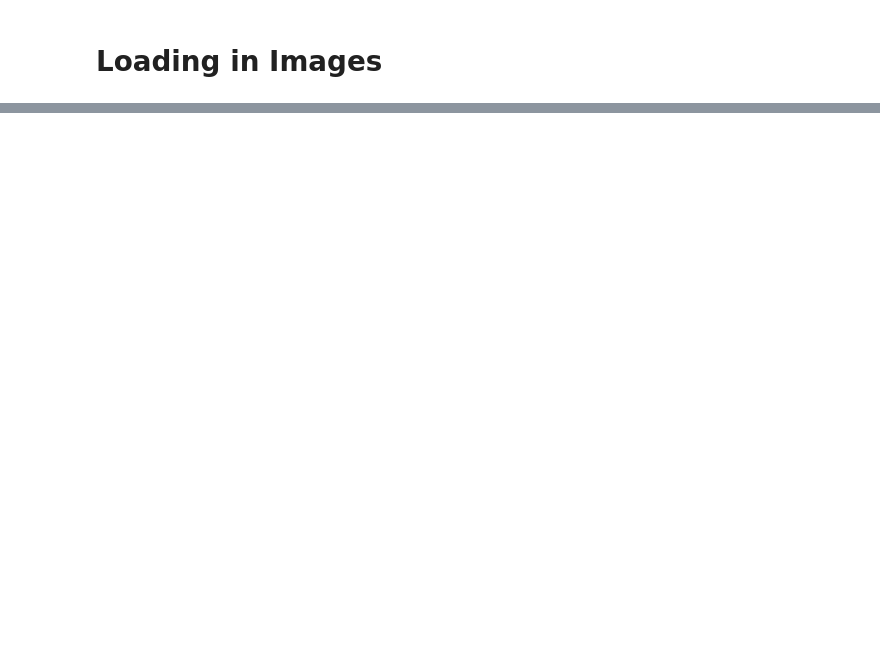
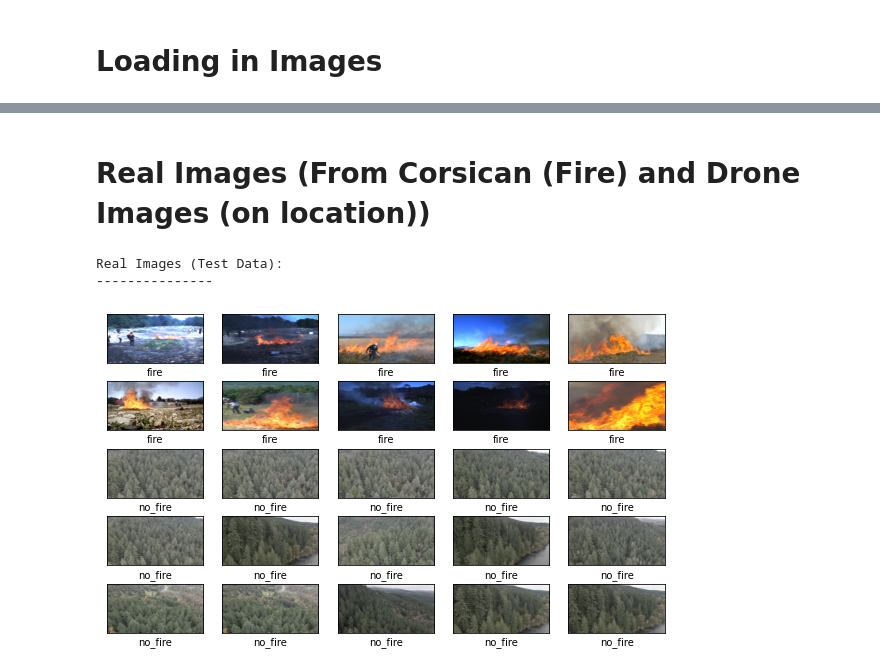
Before and after one commit to sdeittrick/Wildfire_Detection_Capstone_697, a Jupyter notebook: wildfire_prediction_pipeline/model_exploration.ipynb, the cells around one changed output, grey strips where cells are left out. Saved outputs shown, nothing was run; the diff lists cells and outputs as text; code cells hidden in the pictures; blank space fills up the shorter version.

```diff
--- a/wildfire_prediction_pipeline/model_exploration.ipynb
+++ b/wildfire_prediction_pipeline/model_exploration.ipynb
@@ -72,19 +49,0 @@ train_images, train_labels, dev_images, dev_labels, test_images, test_labels = t
-# %%
-#testing label application
-def plot_images(images, labels):
-    import math
-
-    p_size = 5
-
-    class_names = ['no_fire','fire']
-    plt.figure(figsize=(5,5))
-    for i in range(p_size**2):
-        plt.subplot(p_size,p_size,i+1)
-        plt.xticks([])
-        plt.yticks([])
-        plt.grid(False)
-        plt.imshow(images[i])
-        plt.xlabel(class_names[labels[i][0]])
-
-print('U5 Images: \n---------------')
-plot_images(train_images, train_labels)
@@ -370,0 +50,9 @@ NameError: name 'units' is not defined
+# %%
+# to load image files from pickles both train and test
+dir = os.getcwd()
+
+with open('{}/artifacts/{}'.format(dir, 'train_images_unrealEvenish_pkl.pkl'), 'rb') as pickle_file: #train_images_pkl_all.pkl
+    train_data = pickle.load(pickle_file)
+
+with open('{}/artifacts/{}'.format(dir, 'test_images_pkl_uneven_w_drone.pkl'), 'rb') as pickle_file: #test_images_pkl_even_ratio.pkl
+    test_data = pickle.load(pickle_file)
@@ -370,0 +71,21 @@ NameError: name 'units' is not defined
+# %% [markdown]
+# Real Images (From Corsican (Fire) and Drone Images (on location))
+# %%
+hold_out_images, hold_out_labels = zip(*test_data)
+
+images_final_test = []
+for img in hold_out_images:
+    img = Image.fromarray(img)
+    img = img.resize((input_shape[1], input_shape[0])) #change to shape of train images
+    images_final_test.append(np.array(img))
+
+hold_out_images = images_final_test
+hold_out_images = np.array(hold_out_images) / 255.0
+hold_out_images = tf.convert_to_tensor(hold_out_images , dtype=tf.float32)
+
+print('Real Images (Test Data): \n---------------')
+plot_images(hold_out_images, hold_out_labels)
+# %% [output]
+Real Images (Test Data):
+---------------
+[figure, added]
```
Also changed, not shown: parts of 58 cells of this notebook, 17 other files.
